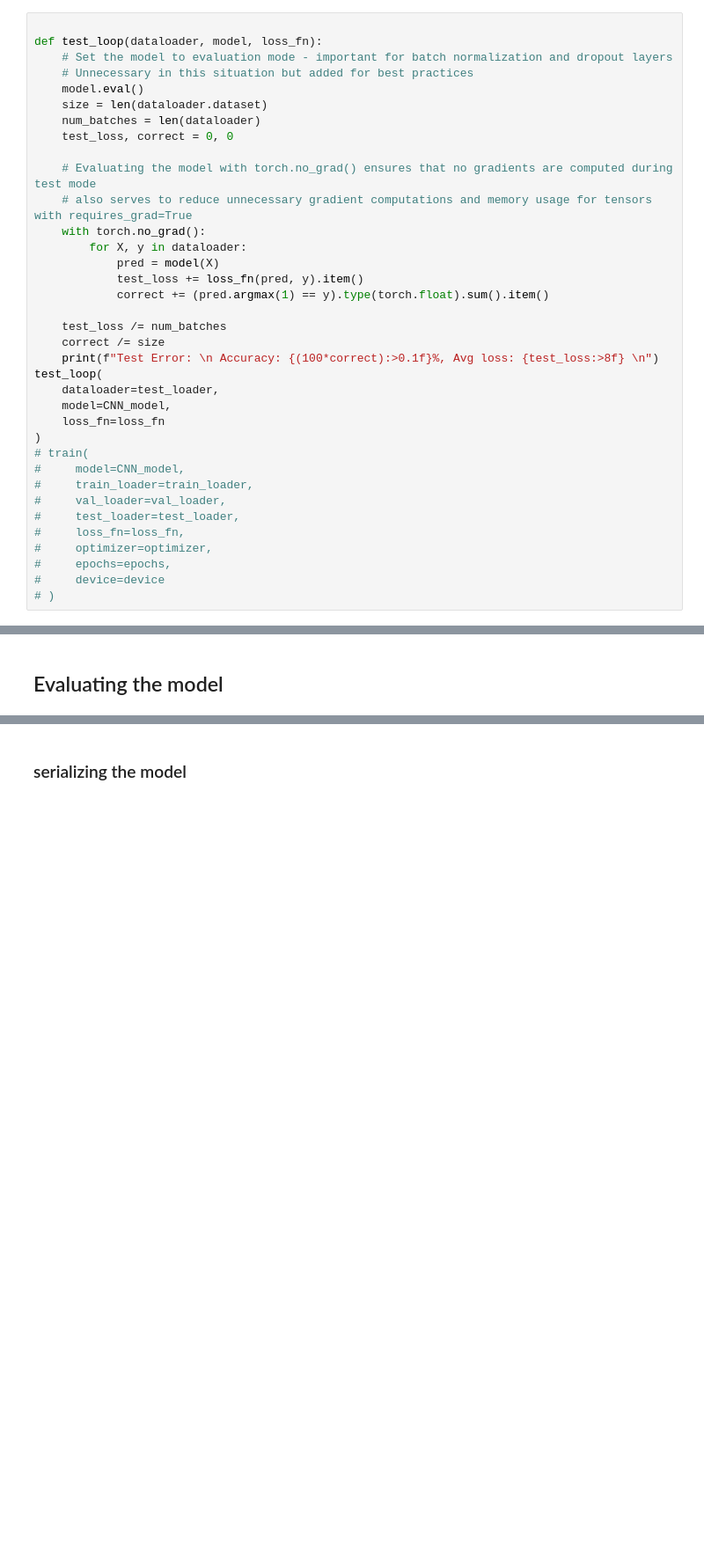
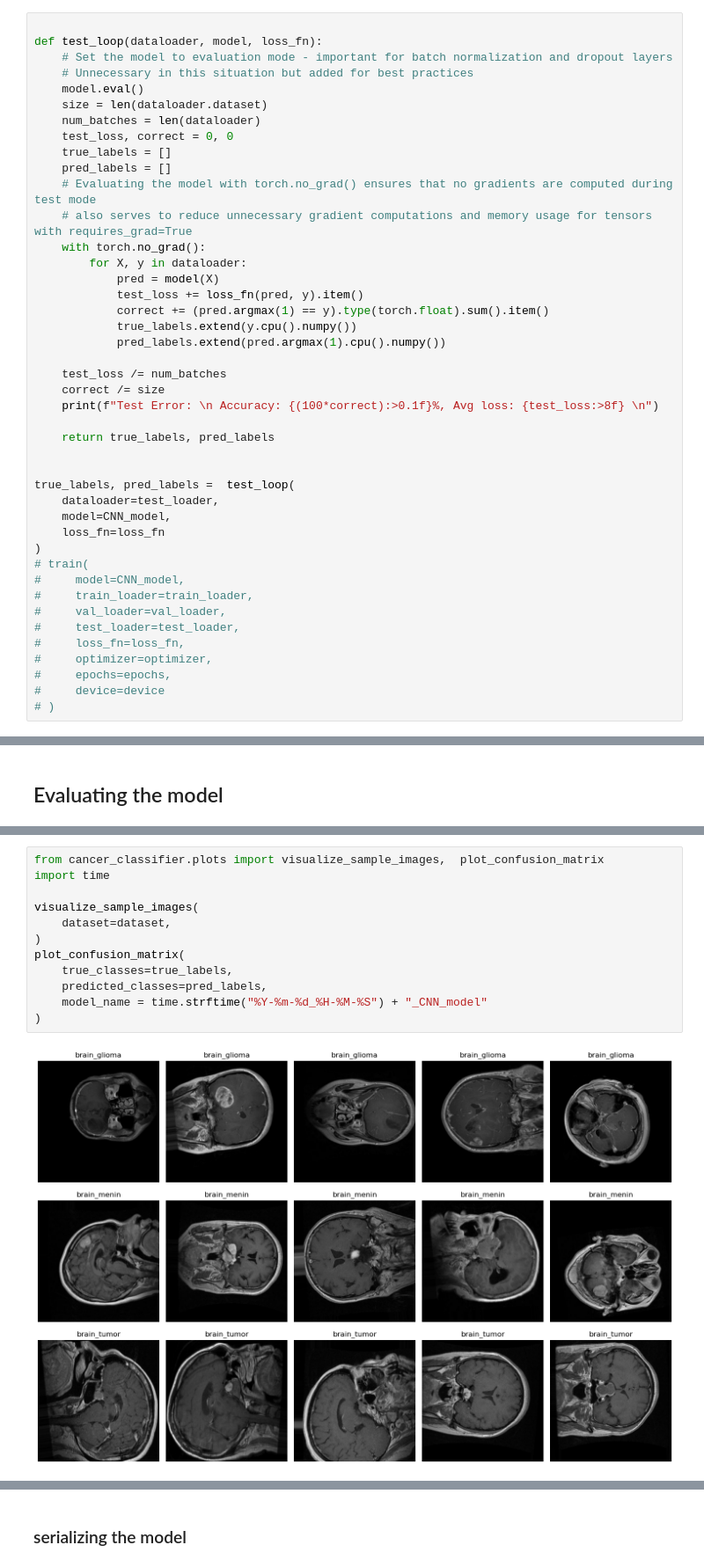
Before and after one commit to Ayoub-Vip/deep-learning-cancer-classifier, a Jupyter notebook: notebooks/0.00-ay-process-data.ipynb, the cells around one changed output, grey strips where cells are left out. Shown at 88% size. Drawn from its saved outputs; the diff is of its cells as text; blank space fills up the shorter version.

Commit message:
Show covariance matrix and show some imgs

```diff
--- a/notebooks/0.00-ay-process-data.ipynb
+++ b/notebooks/0.00-ay-process-data.ipynb
@@ -214,7 +214,8 @@ def test_loop(dataloader, model, loss_fn):
     size = len(dataloader.dataset)
     num_batches = len(dataloader)
     test_loss, correct = 0, 0
-
+    true_labels = []
+    pred_labels = []
     # Evaluating the model with torch.no_grad() ensures that no gradients are computed during test mode
     # also serves to reduce unnecessary gradient computations and memory usage for tensors with requires_grad=True
     with torch.no_grad():
@@ -222,11 +223,17 @@ def test_loop(dataloader, model, loss_fn):
             pred = model(X)
             test_loss += loss_fn(pred, y).item()
             correct += (pred.argmax(1) == y).type(torch.float).sum().item()
+            true_labels.extend(y.cpu().numpy())
+            pred_labels.extend(pred.argmax(1).cpu().numpy())
 
     test_loss /= num_batches
     correct /= size
     print(f"Test Error: \n Accuracy: {(100*correct):>0.1f}%, Avg loss: {test_loss:>8f} \n")
-test_loop(
+
+    return true_labels, pred_labels
+
+
+true_labels, pred_labels =  test_loop(
     dataloader=test_loader,
     model=CNN_model,
     loss_fn=loss_fn
@@ -248,0 +258,14 @@ Test Error:
+# %%
+from cancer_classifier.plots import visualize_sample_images,  plot_confusion_matrix
+import time
+
+visualize_sample_images(
+    dataset=dataset,
+)
+plot_confusion_matrix(
+    true_classes=true_labels,
+    predicted_classes=pred_labels,
+    model_name = time.strftime("%Y-%m-%d_%H-%M-%S") + "_CNN_model"
+)
+# %% [output]
+[figure, added]
```
Also changed, not shown: parts of 4 cells of this notebook, 3 other files.
